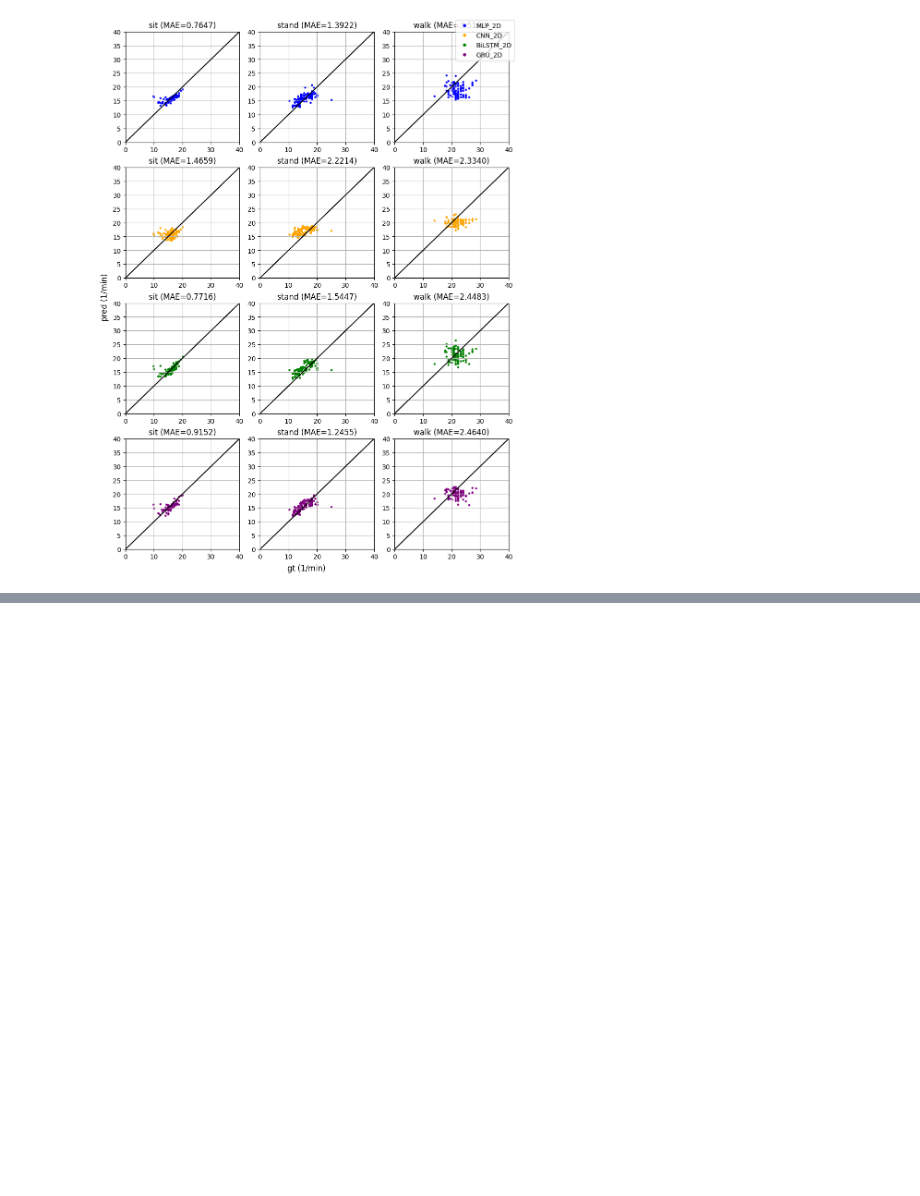
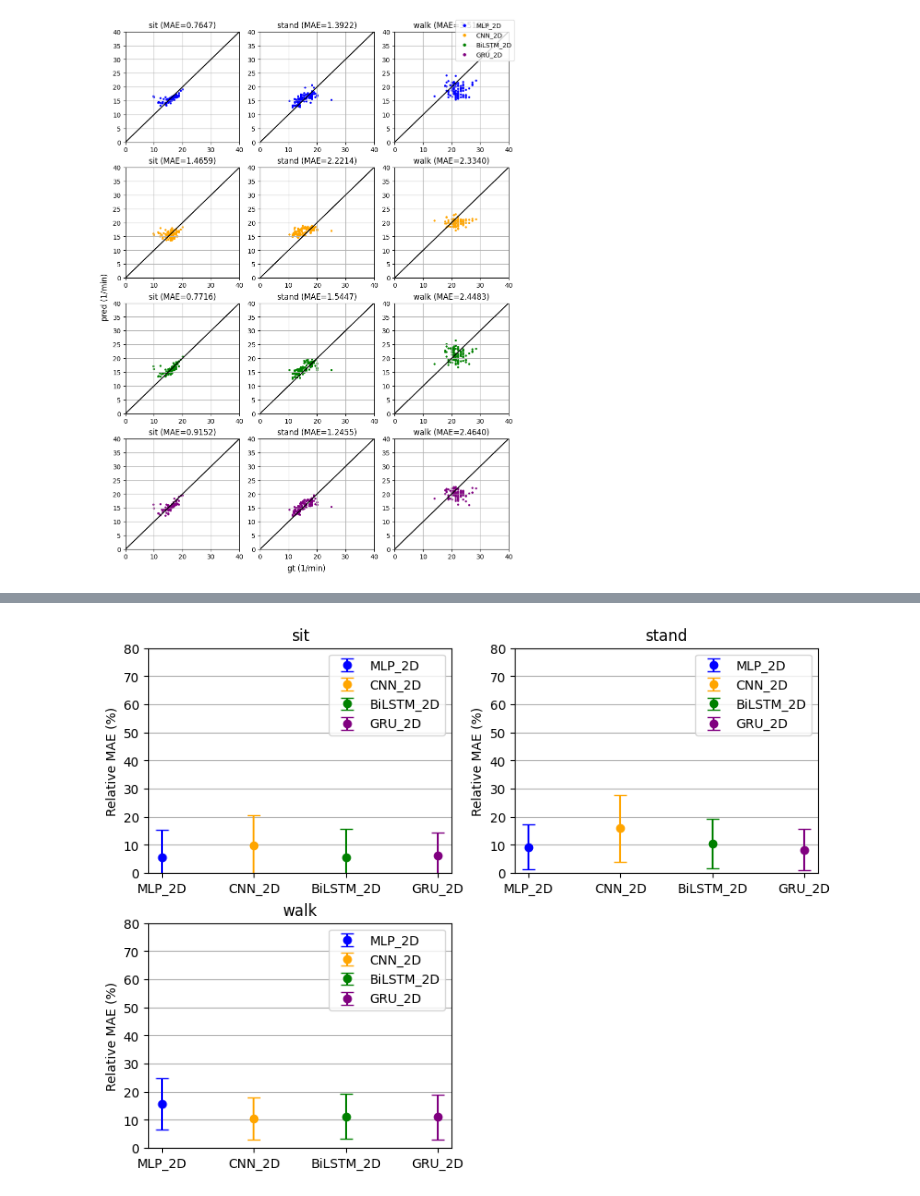
Before and after one commit to Yang-Yun-Yeh/RR-HR, a Jupyter notebook: learning_base_16_2P.ipynb, the cells around one changed output, grey strips where cells are left out. Cells and saved outputs as stored; diff of their text form; code cells hidden in the pictures; blank space fills up the shorter version.

Commit message:
Add relative error and implement one paper

```diff
--- a/learning_base_16_2P.ipynb
+++ b/learning_base_16_2P.ipynb
@@ -332,3 +332,6 @@ sit - MSE Loss: 0.0005, L1 Loss: 0.9152 1/min
 stand - MSE Loss: 0.0008, L1 Loss: 1.2455 1/min
 walk - MSE Loss: 0.0027, L1 Loss: 2.4640 1/min
 [figure]
+# %%
+evaluate_models_action_relative(models, input_test, gt_test, models_name=["MLP_2D", "CNN_2D", "BiLSTM_2D", "GRU_2D"], device=device, visualize=True)
+# %% [output]
@@ -334,0 +357 @@ walk - MSE Loss: 0.0027, L1 Loss: 2.4640 1/min
+[figure, added]
```
Also changed, not shown: parts of 1 cell of this notebook, 14 other files.
